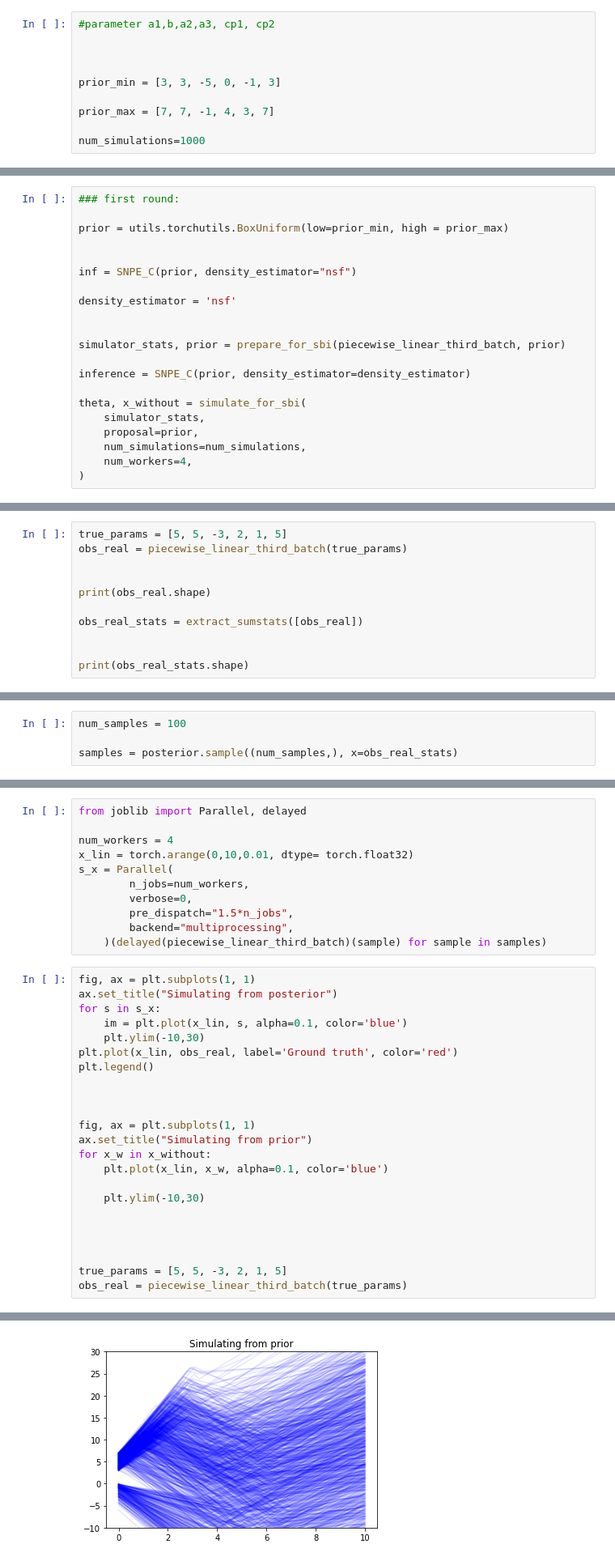
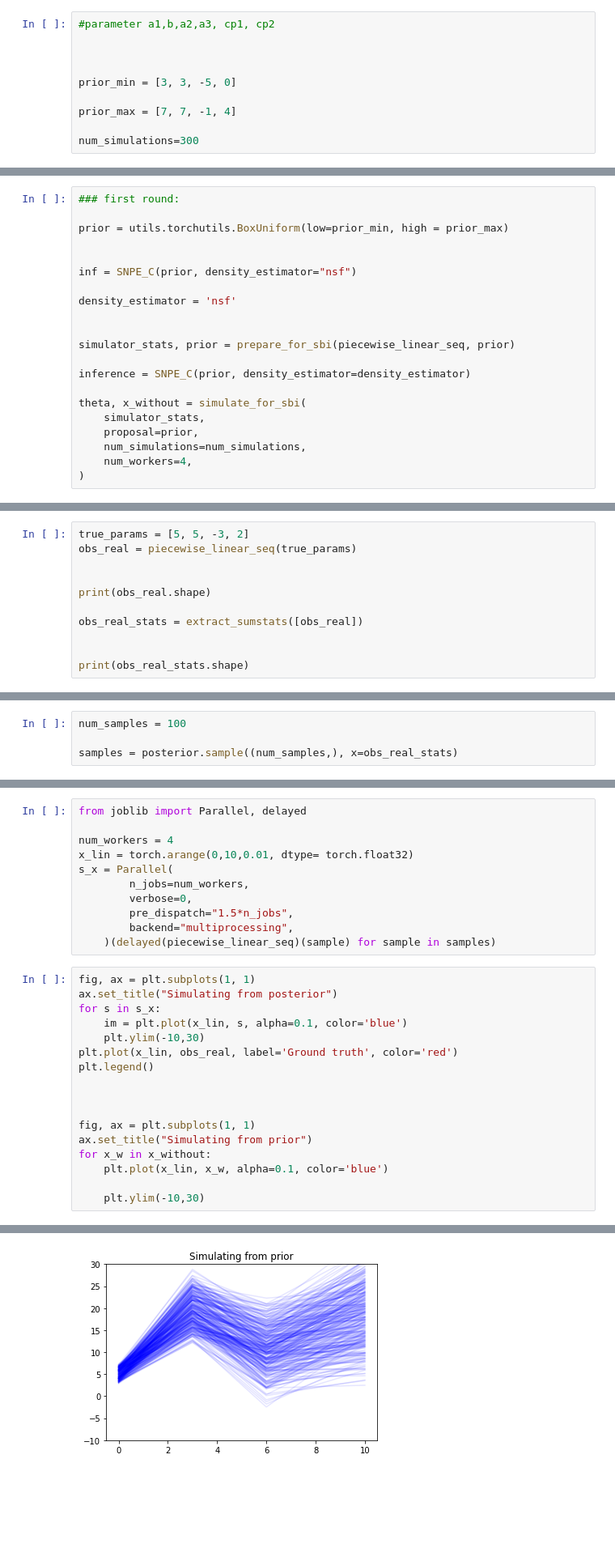
Before and after one commit to andererka/SBI_for_EEG, a Jupyter notebook: notebooks/piecewise_not_sequential.ipynb, the cells around one changed output, grey strips where cells are left out. Shown at 81% size. Drawn from its saved outputs; the diff is of its cells as text; blank space fills up the shorter version.

```diff
--- a/notebooks/piecewise_not_sequential.ipynb
+++ b/notebooks/piecewise_not_sequential.ipynb
@@ -456,11 +403,11 @@ that only varies these 2 parameters within the prior range.
 
 
 
-prior_min = [3, 3, -5, 0, -1, 3]
+prior_min = [3, 3, -5, 0]
 
-prior_max = [7, 7, -1, 4, 3, 7]
+prior_max = [7, 7, -1, 4]
 
-num_simulations=1000
+num_simulations=300
 # %% [markdown]
 ## Without rounds - no sequential approach!
 # %%
@@ -474,7 +421,7 @@ inf = SNPE_C(prior, density_estimator="nsf")
 density_estimator = 'nsf'
 
 
-simulator_stats, prior = prepare_for_sbi(piecewise_linear_third_batch, prior)
+simulator_stats, prior = prepare_for_sbi(piecewise_linear_seq, prior)
 
 inference = SNPE_C(prior, density_estimator=density_estimator)
 
@@ -496,6 +443,6 @@ Neural network successfully converged after 210 epochs.
 # %%
-true_params = [5, 5, -3, 2, 1, 5]
-obs_real = piecewise_linear_third_batch(true_params)
+true_params = [5, 5, -3, 2]
+obs_real = piecewise_linear_seq(true_params)
 
 
 print(obs_real.shape)
@@ -529,7 +476,7 @@ s_x = Parallel(
         verbose=0,
         pre_dispatch="1.5*n_jobs",
         backend="multiprocessing",
-    )(delayed(piecewise_linear_third_batch)(sample) for sample in samples)
+    )(delayed(piecewise_linear_seq)(sample) for sample in samples)
 # %%
 fig, ax = plt.subplots(1, 1)
 ax.set_title("Simulating from posterior")
@@ -547,10 +494,4 @@ for x_w in x_without:
     plt.plot(x_lin, x_w, alpha=0.1, color='blue')
 
     plt.ylim(-10,30)
-
-
-
-
-true_params = [5, 5, -3, 2, 1, 5]
-obs_real = piecewise_linear_third_batch(true_params)
 # %% [output]
@@ -558 +499 @@ obs_real = piecewise_linear_third_batch(true_params)
-[figure, old version]
+[figure, new version]
```
Also changed, not shown: parts of 8 cells of this notebook, 58 other files.
